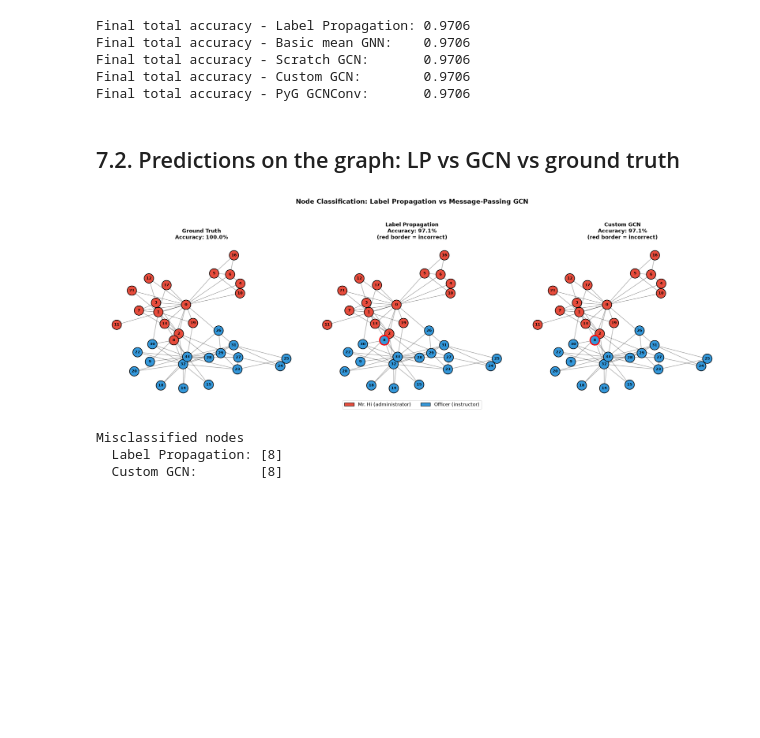
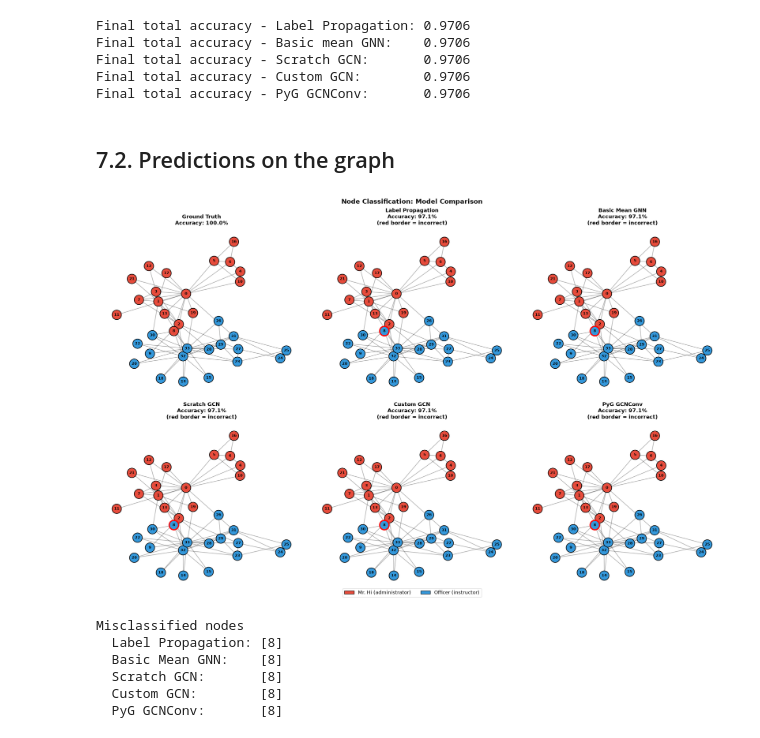
Before and after one commit to NSLab-CUK/Graph-Neural-Networks-Fall-2026, a Jupyter notebook: W2/PracticeCode_2.ipynb, the cells around one changed output. Cells and saved outputs as stored; diff of their text form; code cells hidden in the pictures; blank space fills up the shorter version.

```diff
--- a/W2/PracticeCode_2.ipynb
+++ b/W2/PracticeCode_2.ipynb
@@ -1196,7 +1230,7 @@ def train_sparse_model(model, data, epochs=300, lr=0.01, name="model"):
         history_train.append(train_acc)
         history_full.append(full_acc)
 
-        if epoch in [0, 10, 50, 100, 199]:
+        if epoch in [0, 10, 50, 100, 199, 299]:
             snapshots[epoch] = hidden.detach().clone()
 
         if (epoch + 1) % 20 == 0:
@@ -1258,7 +1292,9 @@ plt.show()
 # %% [output]
 [figure]
 # %%
-snapshot_epochs = sorted(embedding_snapshots.keys())
+snapshot_epochs = [
+    epoch for epoch in sorted(embedding_snapshots.keys()) if epoch <= 299
+]
 fig, axes = plt.subplots(1, len(snapshot_epochs), figsize=(5 * len(snapshot_epochs), 5))
 community_colors = club_color_list(labels)
 
@@ -1391,53 +1408,74 @@ Final total accuracy - Scratch GCN:       0.9706
 Final total accuracy - Custom GCN:        0.9706
 Final total accuracy - PyG GCNConv:       0.9706
 # %% [markdown]
-## 7.2. Predictions on the graph: LP vs GCN vs ground truth
+## 7.2. Predictions on the graph
 # %%
+basic_gnn.eval()
+scratch_gcn.eval()
 custom_model.eval()
+pyg_model.eval()
+
 with torch.no_grad():
-    custom_logits = custom_model(data.x, data.edge_index)
-    custom_pred = custom_logits.argmax(dim=1).numpy()
+    basic_pred = basic_gnn(data.x, adj).argmax(dim=1).cpu().numpy()
+    scratch_pred = scratch_gcn(data.x, A_hat).argmax(dim=1).cpu().numpy()
+    custom_pred = custom_model(data.x, data.edge_index).argmax(dim=1).cpu().numpy()
+    pyg_pred = pyg_model(data.x, data.edge_index).argmax(dim=1).cpu().numpy()
 
-fig, axes = plt.subplots(1, 3, figsize=(22, 7))
+fig, axes = plt.subplots(2, 3, figsize=(22, 14))
+axes = axes.flatten()
 titles_and_preds = [
     ("Ground Truth", labels, None),
     ("Label Propagation", lp_pred, lp_pred != labels),
+    ("Basic Mean GNN", basic_pred, basic_pred != labels),
+    ("Scratch GCN", scratch_pred, scratch_pred != labels),
     ("Custom GCN", custom_pred, custom_pred != labels),
+    ("PyG GCNConv", pyg_pred, pyg_pred != labels),
 ]
 
 for ax, (title, y_hat, incorrect) in zip(axes, titles_and_preds):
     borders = ["red" if incorrect is not None and incorrect[i] else "black" for i in range(num_nodes)]
     widths = [3 if incorrect is not None and incorrect[i] else 1.5 for i in range(num_nodes)]
     nx.draw_networkx_edges(G, pos, alpha=0.3, width=1.5, ax=ax)
     nx.draw_networkx_nodes(
-        G, pos, node_color=club_color_list(y_hat), node_size=550,
-        edgecolors=borders, linewidths=widths, ax=ax,
+        G,
+        pos,
+        node_color=club_color_list(y_hat),
+        node_size=550,
+        edgecolors=borders,
+        linewidths=widths,
+        ax=ax,
     )
     nx.draw_networkx_labels(G, pos, font_size=9, font_weight="bold", ax=ax)
     acc = (np.asarray(y_hat) == labels).mean()
     extra = "\n(red border = incorrect)" if incorrect is not None else ""
     ax.set_title(f"{title}\nAccuracy: {acc:.1%}{extra}", fontsize=13, fontweight="bold")
     ax.axis("off")
 
 fig.legend(
     handles=[
         mpatches.Patch(facecolor=CLUB_COLORS[i], edgecolor="black", label=CLUB_NAMES[i])
         for i in range(num_classes)
     ],
     loc="lower center",
     ncol=2,
     fontsize=12,
-    bbox_to_anchor=(0.5, -0.02),
+    bbox_to_anchor=(0.5, -0.01),
 )
-fig.suptitle("Node Classification: Label Propagation vs Message-Passing GCN", fontsize=16, fontweight="bold", y=1.03)
+fig.suptitle("Node Classification: Model Comparison", fontsize=16, fontweight="bold", y=0.98)
 plt.tight_layout()
 plt.show()
 
 print("Misclassified nodes")
 print(f"  Label Propagation: {np.where(lp_pred != labels)[0].tolist()}")
+print(f"  Basic Mean GNN:    {np.where(basic_pred != labels)[0].tolist()}")
+print(f"  Scratch GCN:       {np.where(scratch_pred != labels)[0].tolist()}")
 print(f"  Custom GCN:        {np.where(custom_pred != labels)[0].tolist()}")
+print(f"  PyG GCNConv:       {np.where(pyg_pred != labels)[0].tolist()}")
 # %% [output]
-[figure, old version]
+[figure, new version]
 Misclassified nodes
   Label Propagation: [8]
+  Basic Mean GNN:    [8]
+  Scratch GCN:       [8]
   Custom GCN:        [8]
+  PyG GCNConv:       [8]
```
Also changed, not shown: parts of 5 cells of this notebook.
